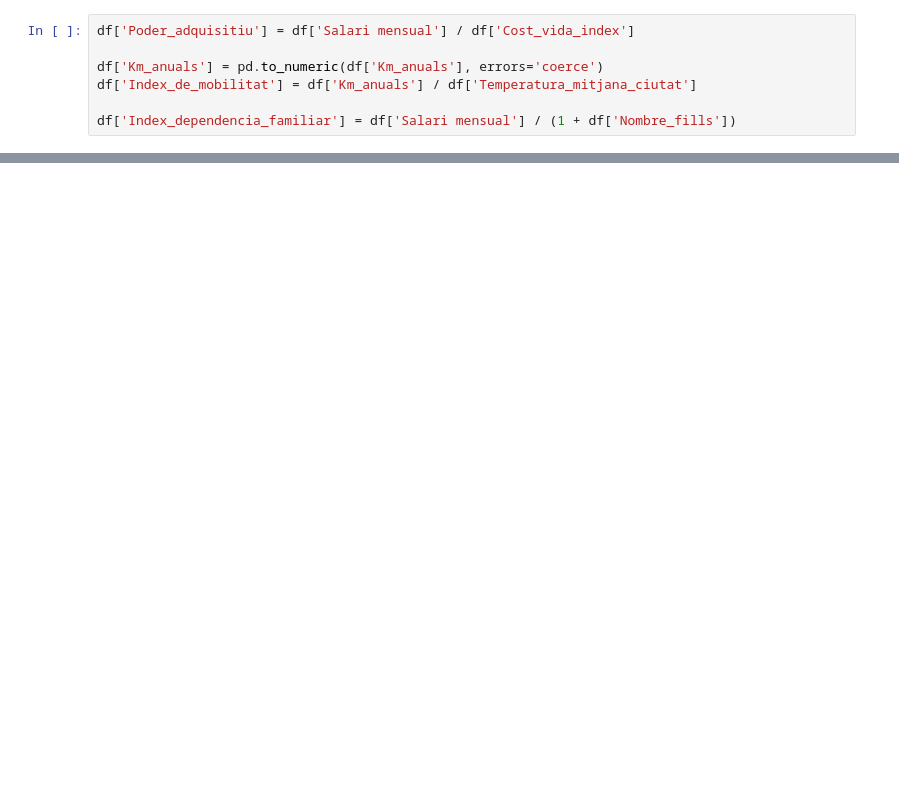
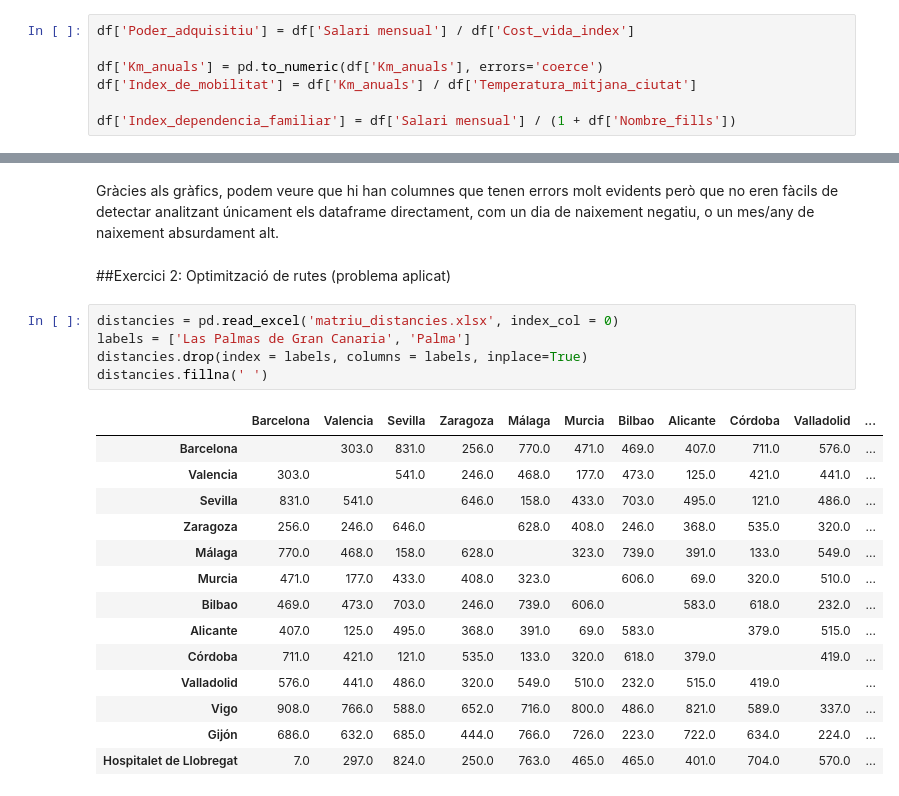
Before and after one commit to Aksce98/IT-Academy, a Jupyter notebook: Sprint_8/Sprint_8.ipynb, the cells around one changed output, grey strips where cells are left out. Saved outputs shown, nothing was run; the diff lists cells and outputs as text; blank space fills up the shorter version.

```diff
--- a/Sprint_8/Sprint_8.ipynb
+++ b/Sprint_8/Sprint_8.ipynb
@@ -745,0 +858,24 @@ df['Index_dependencia_familiar'] = df['Salari mensual'] / (1 + df['Nombre_fills'
+# %% [markdown]
+Gràcies als gràfics, podem veure que hi han columnes que tenen errors molt evidents però que no eren fàcils de detectar analitzant únicament els dataframe directament, com un dia de naixement negatiu, o un mes/any de naixement absurdament alt.
+# %% [markdown]
+##Exercici 2: Optimització de rutes (problema aplicat)
+# %%
+distancies = pd.read_excel('matriu_distancies.xlsx', index_col = 0)
+labels = ['Las Palmas de Gran Canaria', 'Palma']
+distancies.drop(index = labels, columns = labels, inplace=True)
+distancies.fillna(' ')
+# %% [output]
+|  | Barcelona | Valencia | Sevilla | Zaragoza | Málaga | Murcia | Bilbao | Alicante | Córdoba | Valladolid | ... |
+| Barcelona |  | 303.0 | 831.0 | 256.0 | 770.0 | 471.0 | 469.0 | 407.0 | 711.0 | 576.0 | ... |
+| Valencia | 303.0 |  | 541.0 | 246.0 | 468.0 | 177.0 | 473.0 | 125.0 | 421.0 | 441.0 | ... |
+| Sevilla | 831.0 | 541.0 |  | 646.0 | 158.0 | 433.0 | 703.0 | 495.0 | 121.0 | 486.0 | ... |
+| Zaragoza | 256.0 | 246.0 | 646.0 |  | 628.0 | 408.0 | 246.0 | 368.0 | 535.0 | 320.0 | ... |
+| Málaga | 770.0 | 468.0 | 158.0 | 628.0 |  | 323.0 | 739.0 | 391.0 | 133.0 | 549.0 | ... |
+| Murcia | 471.0 | 177.0 | 433.0 | 408.0 | 323.0 |  | 606.0 | 69.0 | 320.0 | 510.0 | ... |
+| Bilbao | 469.0 | 473.0 | 703.0 | 246.0 | 739.0 | 606.0 |  | 583.0 | 618.0 | 232.0 | ... |
+| Alicante | 407.0 | 125.0 | 495.0 | 368.0 | 391.0 | 69.0 | 583.0 |  | 379.0 | 515.0 | ... |
+| Córdoba | 711.0 | 421.0 | 121.0 | 535.0 | 133.0 | 320.0 | 618.0 | 379.0 |  | 419.0 | ... |
+| Valladolid | 576.0 | 441.0 | 486.0 | 320.0 | 549.0 | 510.0 | 232.0 | 515.0 | 419.0 |  | ... |
+| Vigo | 908.0 | 766.0 | 588.0 | 652.0 | 716.0 | 800.0 | 486.0 | 821.0 | 589.0 | 337.0 | ... |
+| Gijón | 686.0 | 632.0 | 685.0 | 444.0 | 766.0 | 726.0 | 223.0 | 722.0 | 634.0 | 224.0 | ... |
+| Hospitalet de Llobregat | 7.0 | 297.0 | 824.0 | 250.0 | 763.0 | 465.0 | 465.0 | 401.0 | 704.0 | 570.0 | ... |
```
Also changed, not shown: parts of 20 cells of this notebook.
